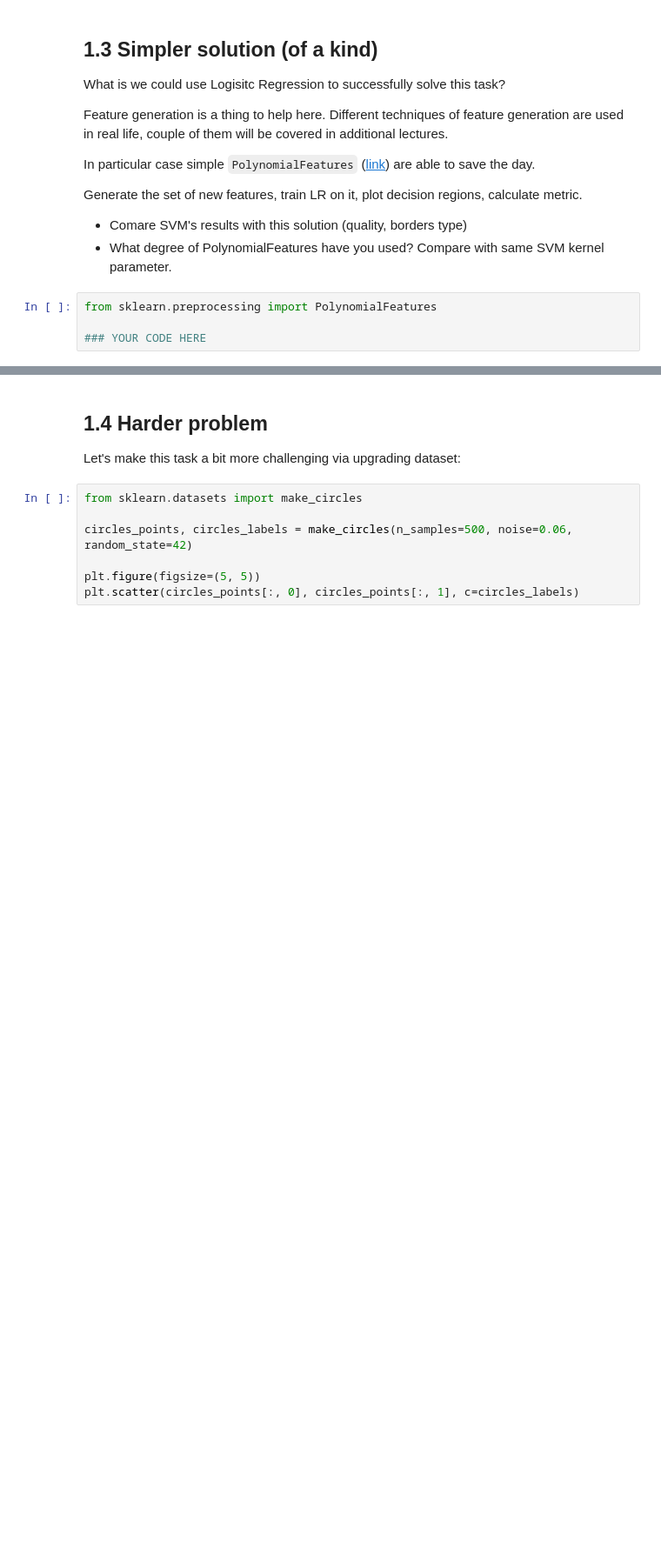
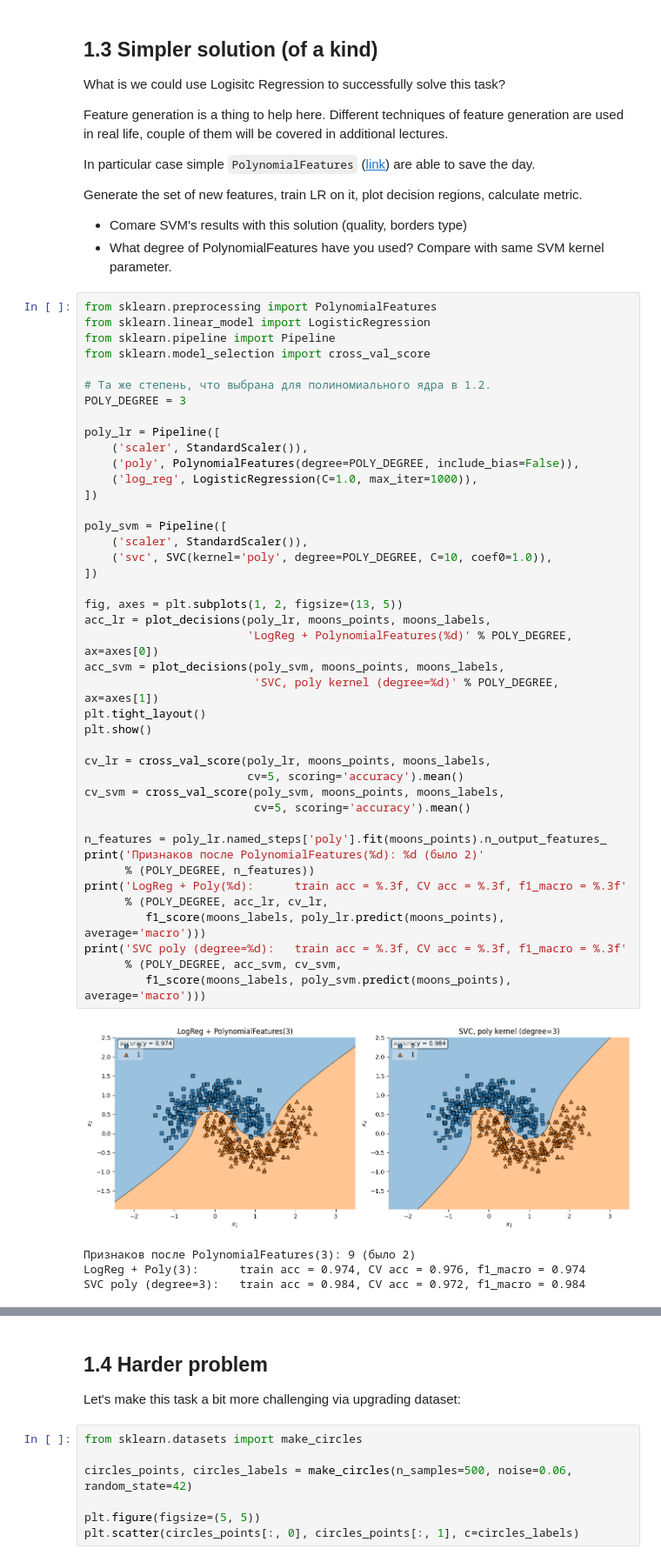
Before and after one commit to izvezdakov/ML, a Jupyter notebook: lab01/lab01_part3_svm_kernels.ipynb, the cells around one changed output, grey strips where cells are left out. Shown at 87% size. Cells and saved outputs as stored; diff of their text form; blank space fills up the shorter version.

```diff
--- a/lab01/lab01_part3_svm_kernels.ipynb
+++ b/lab01/lab01_part3_svm_kernels.ipynb
@@ -76,7 +219,50 @@ Generate the set of new features, train LR on it, plot decision regions, calcula
 
 * Comare SVM's results with this solution (quality, borders type)
 * What degree of PolynomialFeatures have you used? Compare with same SVM kernel parameter.
-# %%
-from sklearn.preprocessing import PolynomialFeatures
-
-### YOUR CODE HERE
+# %%
+from sklearn.preprocessing import PolynomialFeatures
+from sklearn.linear_model import LogisticRegression
+from sklearn.pipeline import Pipeline
+from sklearn.model_selection import cross_val_score
+
+# Та же степень, что выбрана для полиномиального ядра в 1.2.
+POLY_DEGREE = 3
+
+poly_lr = Pipeline([
+    ('scaler', StandardScaler()),
+    ('poly', PolynomialFeatures(degree=POLY_DEGREE, include_bias=False)),
+    ('log_reg', LogisticRegression(C=1.0, max_iter=1000)),
+])
+
+poly_svm = Pipeline([
+    ('scaler', StandardScaler()),
+    ('svc', SVC(kernel='poly', degree=POLY_DEGREE, C=10, coef0=1.0)),
+])
+
+fig, axes = plt.subplots(1, 2, figsize=(13, 5))
+acc_lr = plot_decisions(poly_lr, moons_points, moons_labels,
+                        'LogReg + PolynomialFeatures(%d)' % POLY_DEGREE, ax=axes[0])
+acc_svm = plot_decisions(poly_svm, moons_points, moons_labels,
+                         'SVC, poly kernel (degree=%d)' % POLY_DEGREE, ax=axes[1])
+plt.tight_layout()
+plt.show()
+
+cv_lr = cross_val_score(poly_lr, moons_points, moons_labels,
+                        cv=5, scoring='accuracy').mean()
+cv_svm = cross_val_score(poly_svm, moons_points, moons_labels,
+                         cv=5, scoring='accuracy').mean()
+
+n_features = poly_lr.named_steps['poly'].fit(moons_points).n_output_features_
+print('Признаков после PolynomialFeatures(%d): %d (было 2)'
+      % (POLY_DEGREE, n_features))
+print('LogReg + Poly(%d):      train acc = %.3f, CV acc = %.3f, f1_macro = %.3f'
+      % (POLY_DEGREE, acc_lr, cv_lr,
+         f1_score(moons_labels, poly_lr.predict(moons_points), average='macro')))
+print('SVC poly (degree=%d):   train acc = %.3f, CV acc = %.3f, f1_macro = %.3f'
+      % (POLY_DEGREE, acc_svm, cv_svm,
+         f1_score(moons_labels, poly_svm.predict(moons_points), average='macro')))
+# %% [output]
+[figure, added]
+Признаков после PolynomialFeatures(3): 9 (было 2)
+LogReg + Poly(3):      train acc = 0.974, CV acc = 0.976, f1_macro = 0.974
+SVC poly (degree=3):   train acc = 0.984, CV acc = 0.972, f1_macro = 0.984
```
Also changed, not shown: parts of 15 cells of this notebook.
